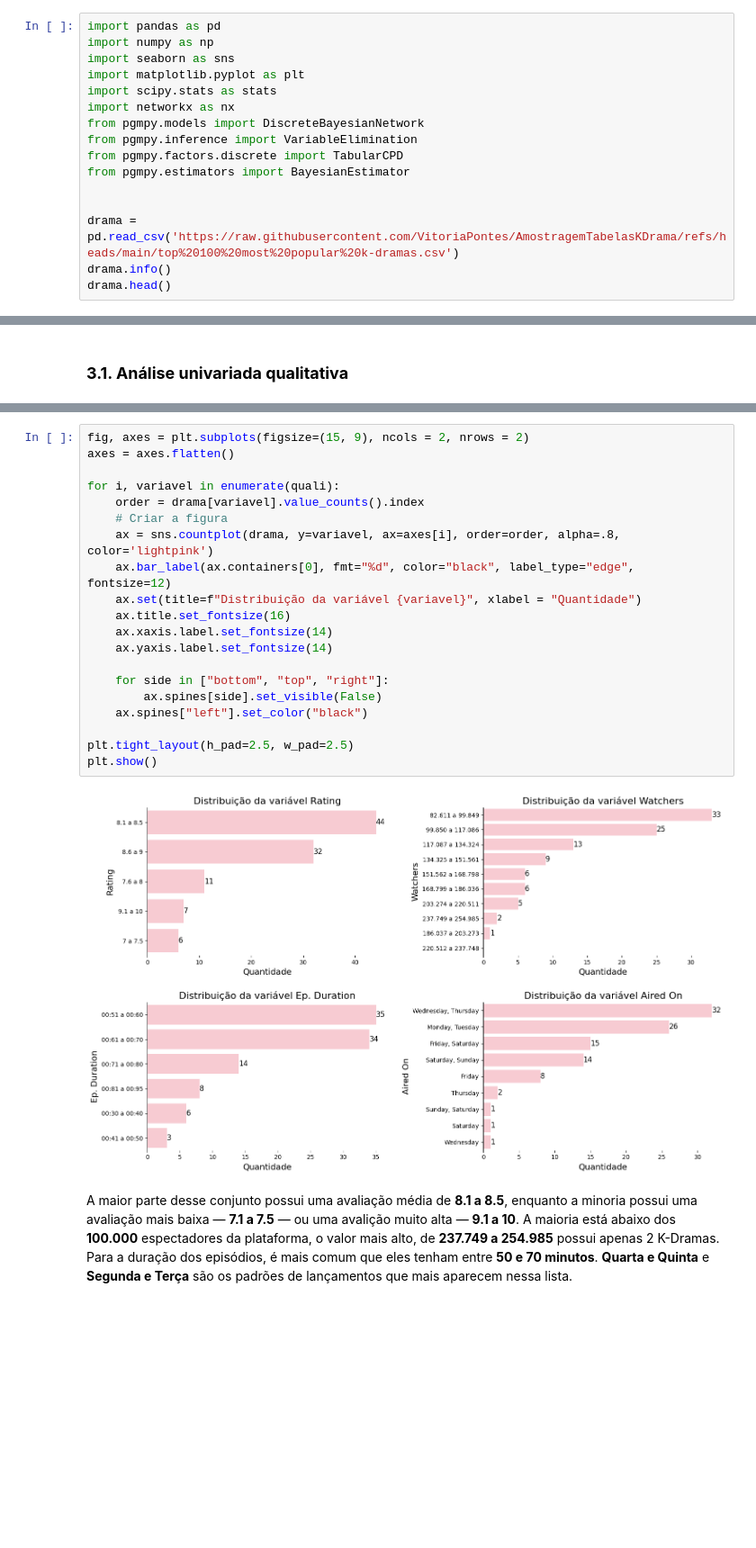
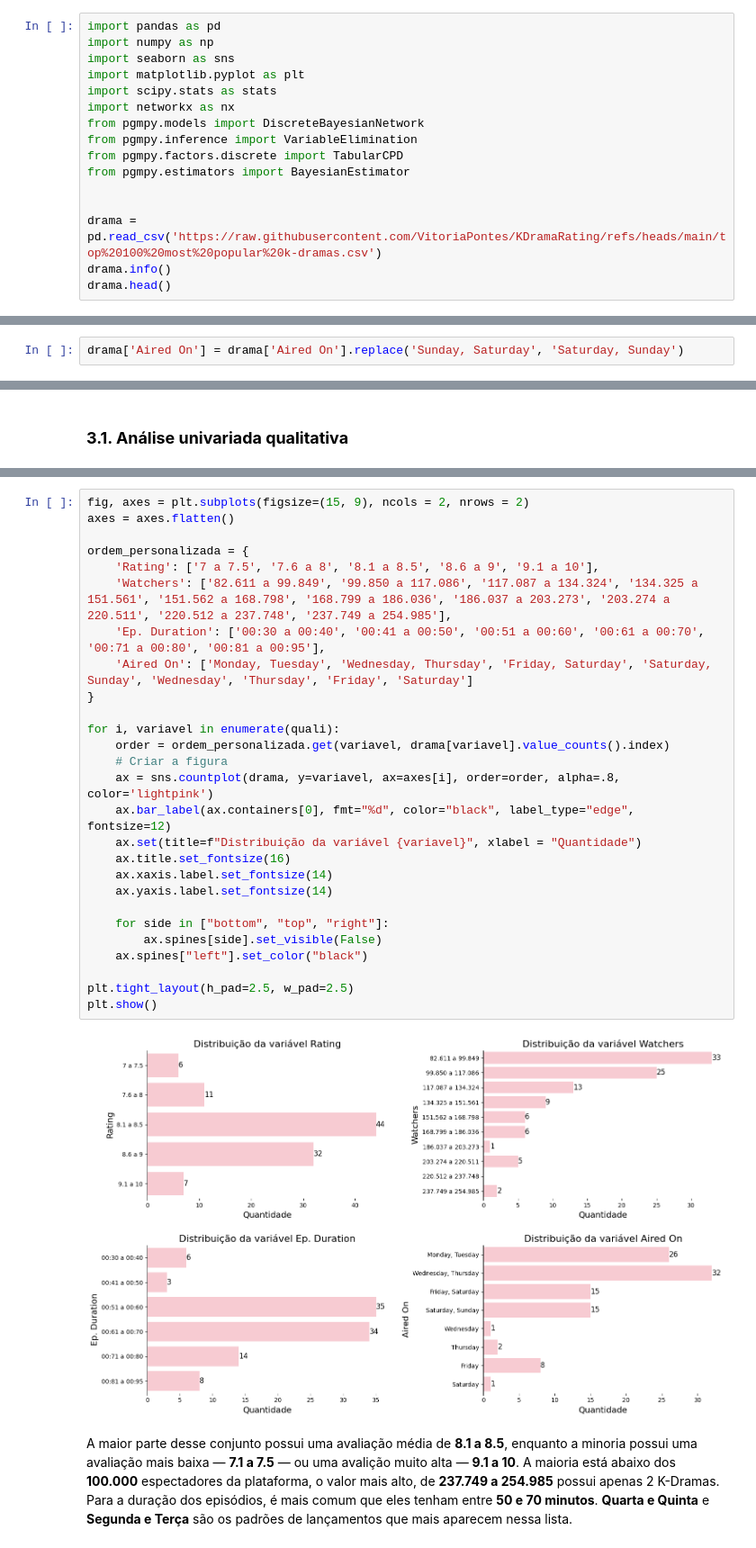
Before and after one commit to VitoriaPontes/KDramaRating, a Jupyter notebook: K-Drama Final Project.ipynb, the cells around one changed output, grey strips where cells are left out. Shown at 90% size. Drawn from its saved outputs; the diff is of its cells as text; blank space fills up the shorter version.

```diff
--- a/K-Drama Final Project.ipynb
+++ b/K-Drama Final Project.ipynb
@@ -57,7 +57,7 @@ from pgmpy.factors.discrete import TabularCPD
 from pgmpy.estimators import BayesianEstimator
 
 
-drama = pd.read_csv('https://raw.githubusercontent.com/VitoriaPontes/AmostragemTabelasKDrama/refs/heads/main/top%20100%20most%20popular%20k-dramas.csv')
+drama = pd.read_csv('https://raw.githubusercontent.com/VitoriaPontes/KDramaRating/refs/heads/main/top%20100%20most%20popular%20k-dramas.csv')
 drama.info()
 drama.head()
 # %% [output]
@@ -123,6 +123,8 @@ memory usage: 7.9+ KB
 | 2 | It's Okay to Not Be Okay | 2020 | 8.9 | 215957 | 16 | 01:15 | Saturday, Sunday | [Psychological, Comedy, Romance, ... | [Independent Female Lead, Possess... | [Kim Soo Hyun, Seo Yea Ji, Oh Jun... |
 | 3 | Descendants of the Sun | 2016 | 8.6 | 213187 | 16 | 01:00 | Wednesday, Thursday | [Action, Comedy, Romance, Superna... | [Military, Bromance, Multiple Cou... | [Song Joong Ki, Song Hye Kyo, Jin... |
 | 4 | What's Wrong with Secretary Kim | 2018 | 8.5 | 212766 | 16 | 01:09 | Wednesday, Thursday | [Business, Comedy, Romance] | [Boss-Employee Relationship, Rich... | [Park Min Young, Park Seo Joon] |
+# %%
+drama['Aired On'] = drama['Aired On'].replace('Sunday, Saturday', 'Saturday, Sunday')
 # %% [markdown]
 ### **2.3. Transformando variáveis quantitativas em qualitativas**
 # %%
@@ -283,25 +283,32 @@ memory usage: 31.7+ KB
 # %%
 fig, axes = plt.subplots(figsize=(15, 9), ncols = 2, nrows = 2)
 axes = axes.flatten()
 
+ordem_personalizada = {
+    'Rating': ['7 a 7.5', '7.6 a 8', '8.1 a 8.5', '8.6 a 9', '9.1 a 10'],
+    'Watchers': ['82.611 a 99.849', '99.850 a 117.086', '117.087 a 134.324', '134.325 a 151.561', '151.562 a 168.798', '168.799 a 186.036', '186.037 a 203.273', '203.274 a 220.511', '220.512 a 237.748', '237.749 a 254.985'],
+    'Ep. Duration': ['00:30 a 00:40', '00:41 a 00:50', '00:51 a 00:60', '00:61 a 00:70', '00:71 a 00:80', '00:81 a 00:95'],
+    'Aired On': ['Monday, Tuesday', 'Wednesday, Thursday', 'Friday, Saturday', 'Saturday, Sunday', 'Wednesday', 'Thursday', 'Friday', 'Saturday']
+}
+
 for i, variavel in enumerate(quali):
-    order = drama[variavel].value_counts().index
+    order = ordem_personalizada.get(variavel, drama[variavel].value_counts().index)
     # Criar a figura
     ax = sns.countplot(drama, y=variavel, ax=axes[i], order=order, alpha=.8, color='lightpink')
     ax.bar_label(ax.containers[0], fmt="%d", color="black", label_type="edge", fontsize=12)
     ax.set(title=f"Distribuição da variável {variavel}", xlabel = "Quantidade")
     ax.title.set_fontsize(16)
     ax.xaxis.label.set_fontsize(14)
     ax.yaxis.label.set_fontsize(14)
 
     for side in ["bottom", "top", "right"]:
         ax.spines[side].set_visible(False)
     ax.spines["left"].set_color("black")
 
 plt.tight_layout(h_pad=2.5, w_pad=2.5)
 plt.show()
 # %% [output]
-[figure, old version]
+[figure, new version]
 # %% [markdown]
 A maior parte desse conjunto possui uma avaliação média de **8.1 a 8.5**, enquanto a minoria possui uma avaliação mais baixa — **7.1 a 7.5** — ou uma avalição muito alta — **9.1 a 10**.
 A maioria está abaixo dos **100.000** espectadores da plataforma, o valor mais alto, de **237.749 a 254.985** possui apenas 2 K-Dramas.
```
Also changed, not shown: parts of 7 cells of this notebook.
